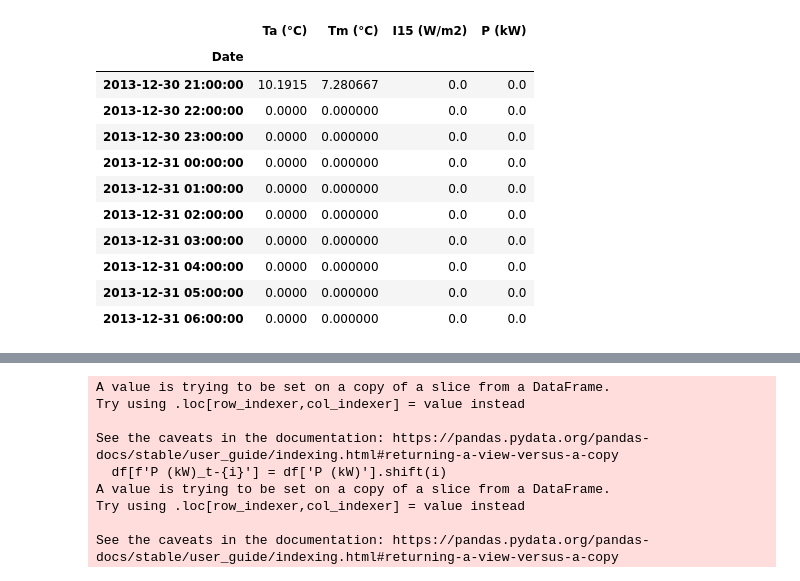
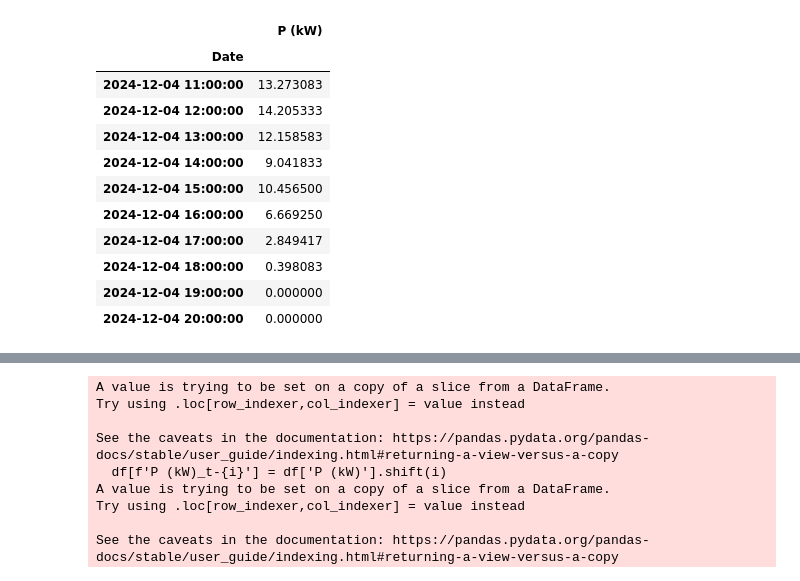
Before and after one commit to Ameya674/btech_project, a Jupyter notebook: boosting/boosting_with_woodland.ipynb, the cells around one changed output, grey strips where cells are left out. Drawn from its saved outputs; the diff is of its cells as text; code cells hidden in the pictures.

```diff
--- a/boosting.ipynb
+++ b/boosting/boosting_with_woodland.ipynb
@@ -14,23 +15,22 @@ import time
 # %%
 window_size = 24
 # %%
-df = pd.read_csv("./data/clean_data.csv")
+df = pd.read_csv("../data/clean_woodland_data.csv")
 df.set_index("Date", inplace = True)
-df = df.head(-16)
 df.tail(10)
 # %% [output]
-|  | Ta (°C) | Tm (°C) | I15 (W/m2) | P (kW) |
-| Date |  |  |  |  |
-| 2013-12-30 21:00:00 | 10.1915 | 7.280667 | 0.0 | 0.0 |
-| 2013-12-30 22:00:00 | 0.0000 | 0.000000 | 0.0 | 0.0 |
-| 2013-12-30 23:00:00 | 0.0000 | 0.000000 | 0.0 | 0.0 |
-| 2013-12-31 00:00:00 | 0.0000 | 0.000000 | 0.0 | 0.0 |
-| 2013-12-31 01:00:00 | 0.0000 | 0.000000 | 0.0 | 0.0 |
-| 2013-12-31 02:00:00 | 0.0000 | 0.000000 | 0.0 | 0.0 |
-| 2013-12-31 03:00:00 | 0.0000 | 0.000000 | 0.0 | 0.0 |
-| 2013-12-31 04:00:00 | 0.0000 | 0.000000 | 0.0 | 0.0 |
-| 2013-12-31 05:00:00 | 0.0000 | 0.000000 | 0.0 | 0.0 |
-| 2013-12-31 06:00:00 | 0.0000 | 0.000000 | 0.0 | 0.0 |
+|  | P (kW) |
+| Date |  |
+| 2024-12-04 11:00:00 | 13.273083 |
+| 2024-12-04 12:00:00 | 14.205333 |
+| 2024-12-04 13:00:00 | 12.158583 |
+| 2024-12-04 14:00:00 | 9.041833 |
+| 2024-12-04 15:00:00 | 10.456500 |
+| 2024-12-04 16:00:00 | 6.669250 |
+| 2024-12-04 17:00:00 | 2.849417 |
+| 2024-12-04 18:00:00 | 0.398083 |
+| 2024-12-04 19:00:00 | 0.000000 |
+| 2024-12-04 20:00:00 | 0.000000 |
 # %%
 df.index = pd.to_datetime(df.index)
 # %%
```
Also changed, not shown: parts of 13 cells of this notebook, 22 other files.
